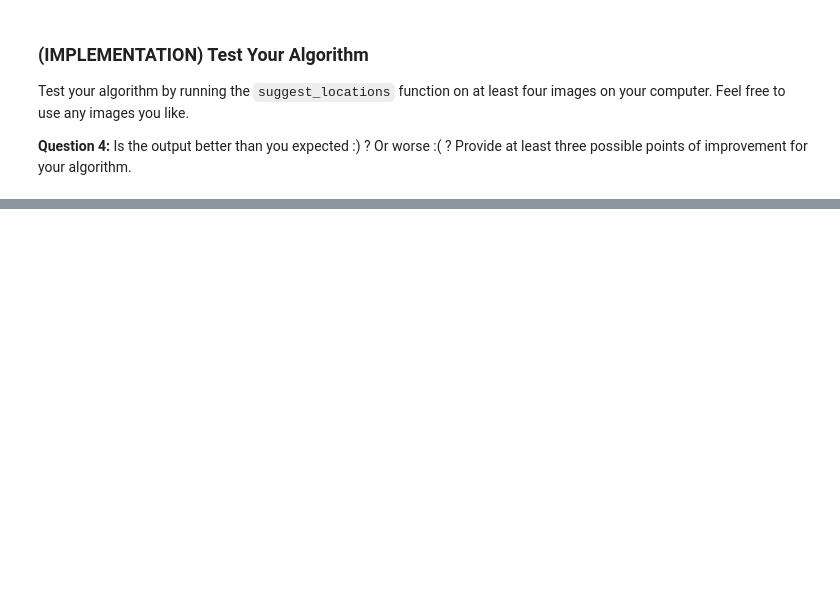
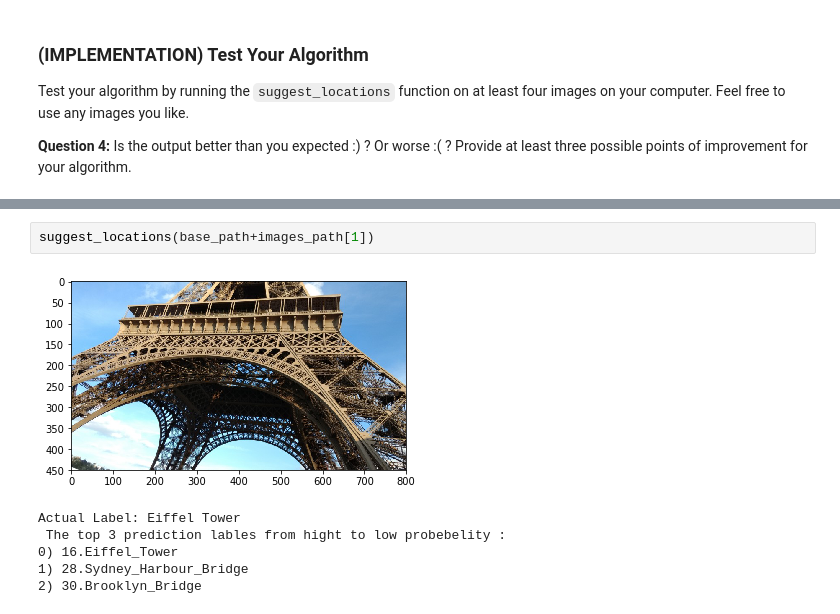
Before and after one commit to ofekhub88/MYProjects, a Jupyter notebook: landmark_project/landmark.ipynb, the cells around one changed output, grey strips where cells are left out. Cells and saved outputs as stored; diff of their text form; blank space fills up the shorter version.

```diff
--- a/landmark_project/landmark.ipynb
+++ b/landmark_project/landmark.ipynb
@@ -711,0 +789,9 @@ __Answer:__ (Three possible points for improvement)
+# %%
+suggest_locations(base_path+images_path[1])
+# %% [output]
+[figure, added]
+Actual Label: Eiffel Tower
+ The top 3 prediction lables from hight to low probebelity :
+0) 16.Eiffel_Tower
+1) 28.Sydney_Harbour_Bridge
+2) 30.Brooklyn_Bridge
```
Also changed, not shown: parts of 30 cells of this notebook, 1 other file.
